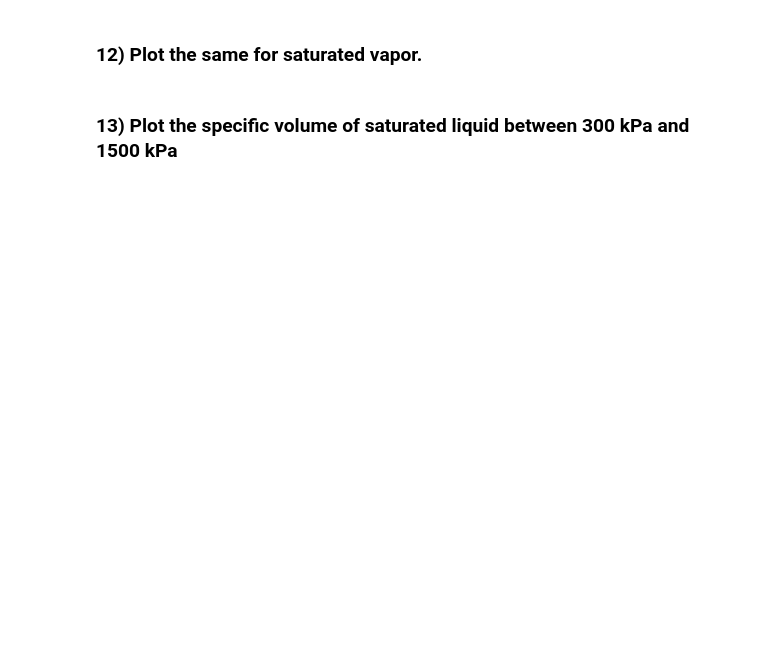
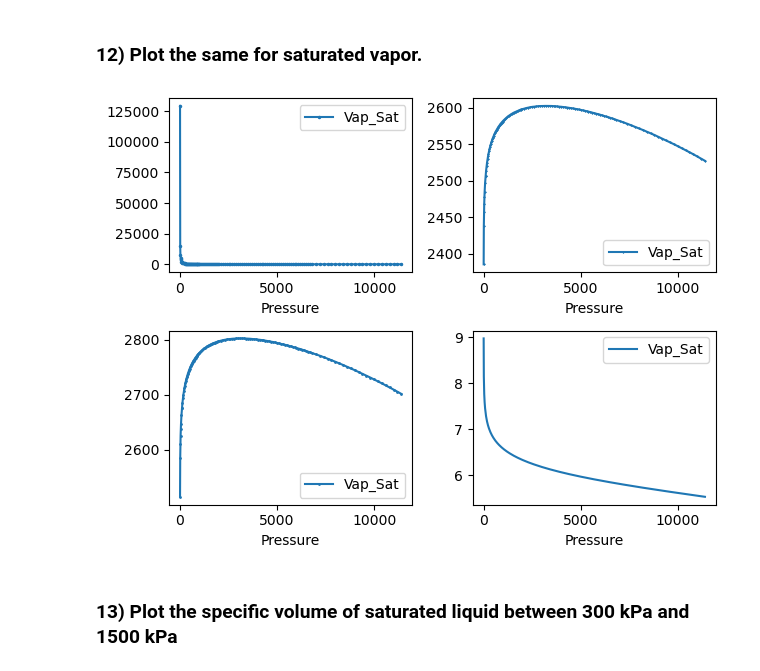
Before and after one commit to ujwalk04/DS-CHE-, a Jupyter notebook: 210944_Saumya_Gupta/Assignment_1/DS_CHE_W1.ipynb, the cells around one changed output. Drawn from its saved outputs; the diff is of its cells as text; code cells hidden in the pictures; blank space fills up the shorter version.

```diff
--- a/210944_Saumya_Gupta/Assignment_1/DS_CHE_W1.ipynb
+++ b/210944_Saumya_Gupta/Assignment_1/DS_CHE_W1.ipynb
@@ -103,2 +165,12 @@ Note:
+# %%
+#your code here
+figure, axis = plt.subplots(nrows=2, ncols=2,)
+V_data.plot(ax=axis[0,0], x="Pressure", y="Vap_Sat", marker='.', ms=3)
+U_data.plot(ax=axis[0,1], x="Pressure", y="Vap_Sat", marker='*', ms=1)
+H_data.plot(ax=axis[1,0], x="Pressure", y="Vap_Sat", marker='.',ms=2)
+S_data.plot(ax=axis[1,1], x="Pressure", y="Vap_Sat")
+figure.tight_layout()
+# %% [output]
+[figure, added]
 # %% [markdown]
 ### 13) Plot the specific volume of saturated liquid between 300 kPa and 1500 kPa
```
Also changed, not shown: parts of 18 cells of this notebook.
